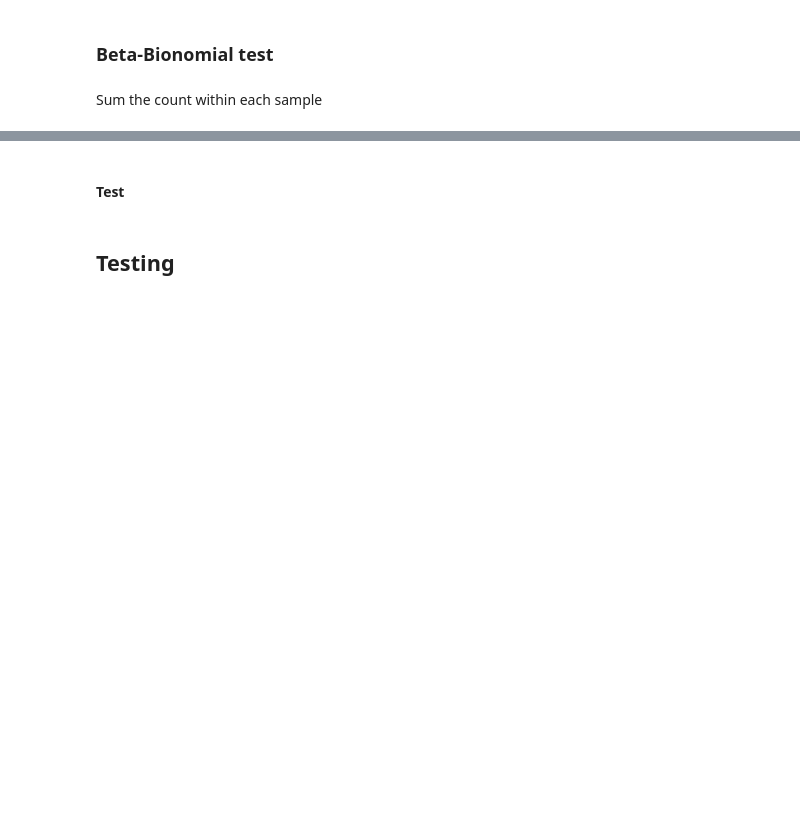
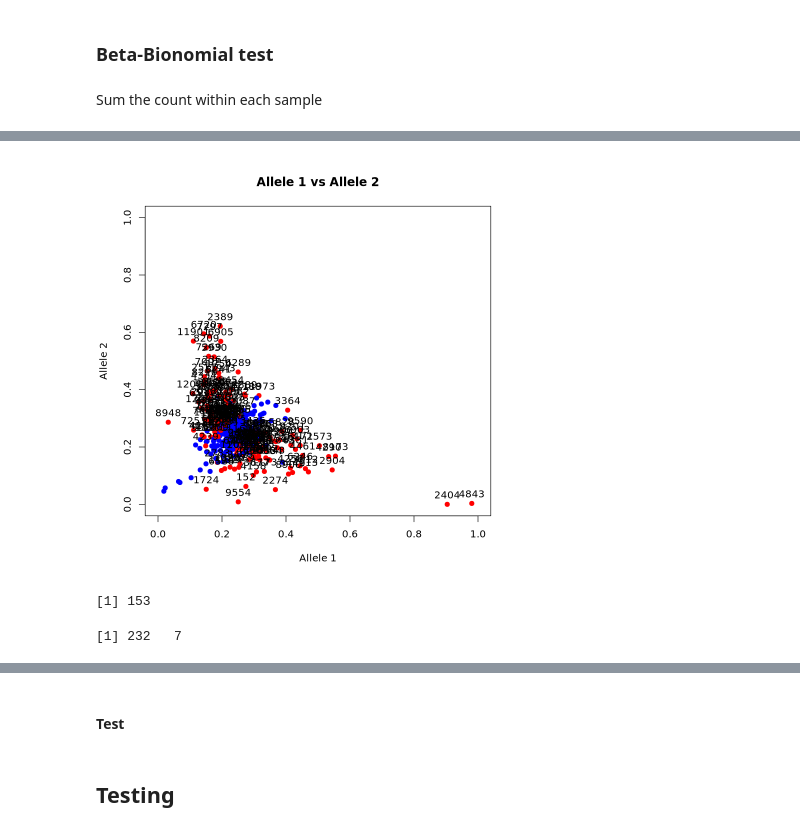
Before and after one commit to nadjano/polyploid-allele-exp, a Jupyter notebook: scripts/investigate_cis_AI.ipynb, the cells around one changed output, grey strips where cells are left out. Saved outputs shown, nothing was run; the diff lists cells and outputs as text; code cells hidden in the pictures; blank space fills up the shorter version.

```diff
--- a/scripts/investigate_cis_AI.ipynb
+++ b/scripts/investigate_cis_AI.ipynb
@@ -113,7 +157,9 @@ melted_table <- melted_table %>%
 # Replace `_1`, `_2`, `_3`, `_4` suffixes in the 'variable' column to create 'base_variable'
 melted_table <- melted_table %>%
   mutate(base_variable = str_remove(variable, "_[1234]$"))
-melted_table
+
+melted_table$tissue = str_split_fixed(melted_table$base_variable, "_", 3)[,2]
+#melted_table
 
 # Pivot the table to have alleles as columns and genes + samples as rows
 pivoted_table <- melted_table %>%
@@ -127,5 +173,7 @@ pivoted_table <- melted_table %>%
 # add a column with the sum of the counts for each gene
 pivoted_table$sum_counts = rowSums(pivoted_table[,grep("allele", colnames(pivoted_table))])
 
-# Display the pivoted table
-print(pivoted_table)
+
+
+# group by base_varialbe and Synt_id and sum the values and add the sum to the table
+melted_table = melted_table %>% group_by(base_variable, Synt_ids) %>% mutate(sum_counts = sum(value))
@@ -165,0 +267,20 @@ A tibble: 73040 × 5
+# %%
+results_df$p_adj = p.adjust(results_df$p_value, method = "fdr")
+# add a column for significant genes werhe p_adj < 0.005
+results_df$significant = ifelse(results_df$p_adj < 0.005 & abs(results_df$mean_group1 - results_df$mean_group2) > 0.2), "red", "blue")
+plot(results_df$mean_group1, results_df$mean_group2, xlab = "Allele 1", ylab = "Allele 2", main = "Allele 1 vs Allele 2",  col = results_df$significant, pch = 19, ylim = c(0,1), xlim = c(0,1))
+# label the points that are red
+text(results_df$mean_group1[results_df$significant == "red"], results_df$mean_group2[results_df$significant == "red"], labels = results_df$Synt_id[results_df$significant == "red"], pos = 3)
+# %% [output]
+[figure, added]
+# %%
+# count the number of significant genes
+# filter the results_df for significant genes
+results_df_significant = results_df[results_df$p_adj < 0.05,]
+# group the results by synt id
+results_df_significant_grouped = results_df_significant %>% group_by(Synt_id) %>% summarise(n = n())
+nrow(results_df_significant_grouped)
+dim( results_df)
+# %% [output]
+[1] 153
+[1] 232   7
```
Also changed, not shown: parts of 13 cells of this notebook, 16 other files.
